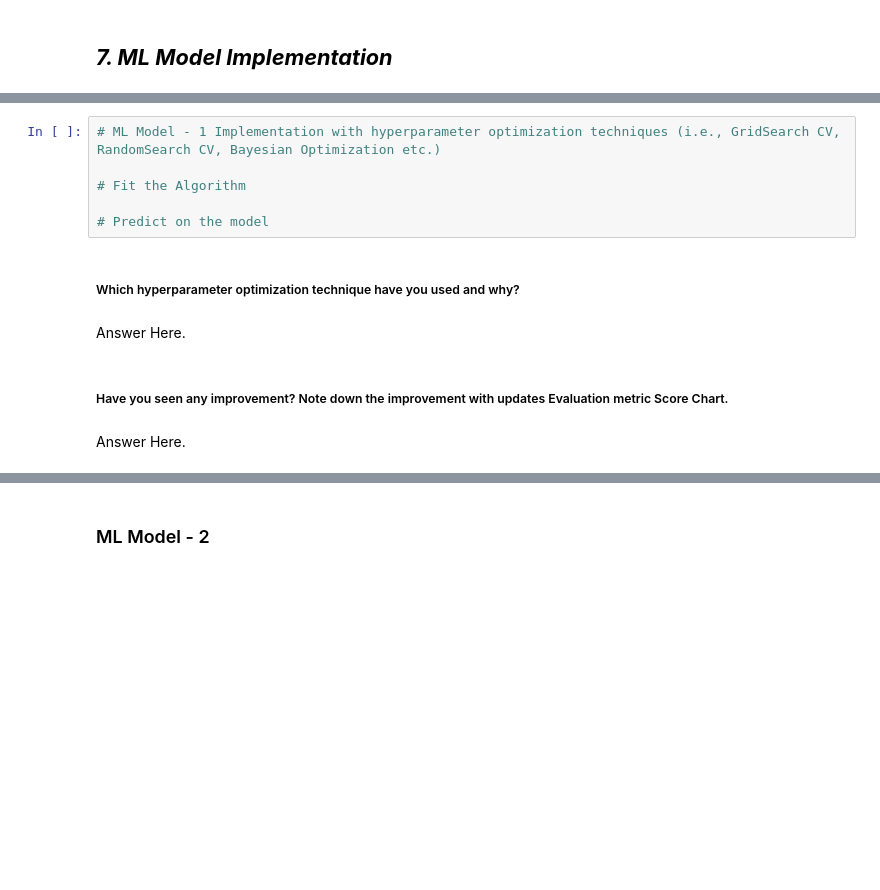
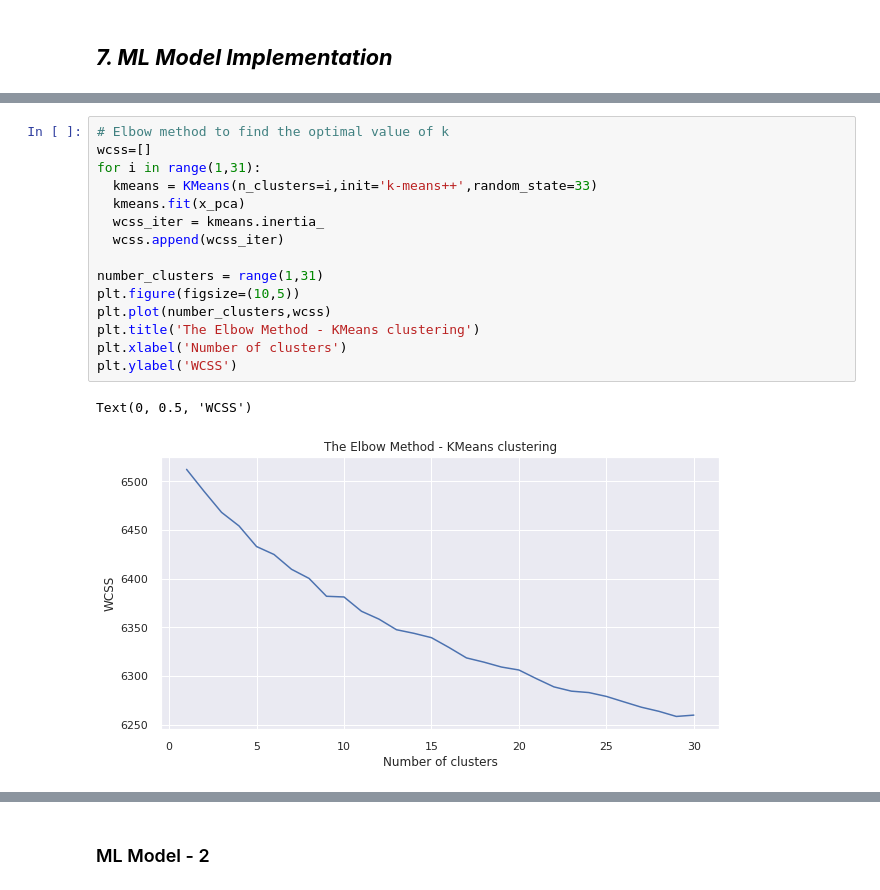
Before and after one commit to shivashukla02/Netflix-Movies-and-TV-Show-Clustering-Unsupervised, a Jupyter notebook: Netflix_Movies_and_TV_Show_Clustering_unsupervised.ipynb, the cells around one changed output, grey strips where cells are left out. Drawn from its saved outputs; the diff is of its cells as text; blank space fills up the shorter version.

```diff
--- a/Netflix_Movies_and_TV_Show_Clustering_unsupervised.ipynb
+++ b/Netflix_Movies_and_TV_Show_Clustering_unsupervised.ipynb
@@ -1478,14 +1468,18 @@ Dimensionality reduction is the process of reducing the number of features or di
-# %%
-# ML Model - 1 Implementation with hyperparameter optimization techniques (i.e., GridSearch CV, RandomSearch CV, Bayesian Optimization etc.)
-
-# Fit the Algorithm
-
-# Predict on the model
-# %% [markdown]
-##### Which hyperparameter optimization technique have you used and why?
-# %% [markdown]
-Answer Here.
-# %% [markdown]
-##### Have you seen any improvement? Note down the improvement with updates Evaluation metric Score Chart.
-# %% [markdown]
-Answer Here.
+# %%
+# Elbow method to find the optimal value of k
+wcss=[]
+for i in range(1,31):
+  kmeans = KMeans(n_clusters=i,init='k-means++',random_state=33)
+  kmeans.fit(x_pca)
+  wcss_iter = kmeans.inertia_
+  wcss.append(wcss_iter)
+
+number_clusters = range(1,31)
+plt.figure(figsize=(10,5))
+plt.plot(number_clusters,wcss)
+plt.title('The Elbow Method - KMeans clustering')
+plt.xlabel('Number of clusters')
+plt.ylabel('WCSS')
+# %% [output]
+Text(0, 0.5, 'WCSS')
+[figure, added]
```
Also changed, not shown: parts of 18 cells of this notebook.
